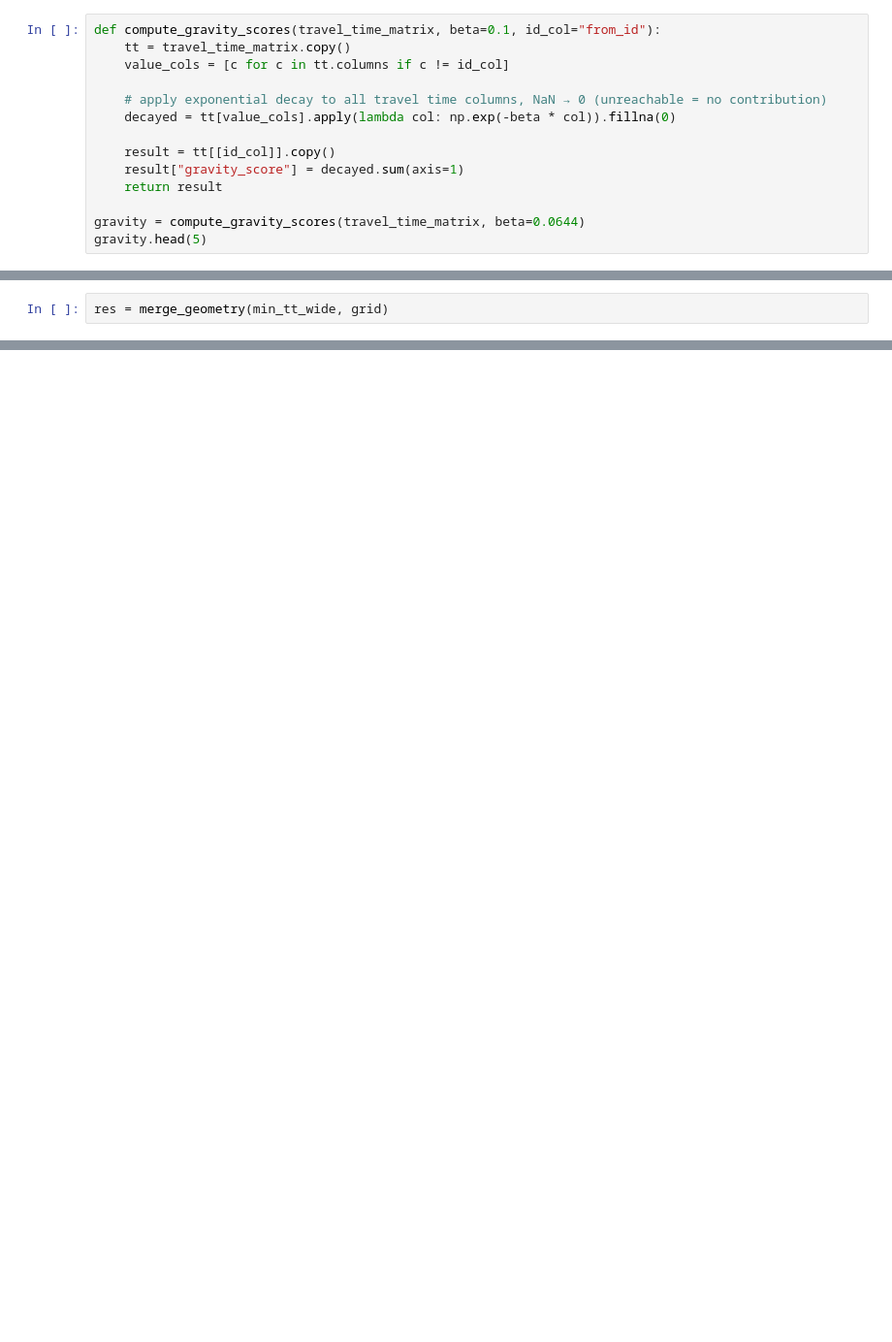
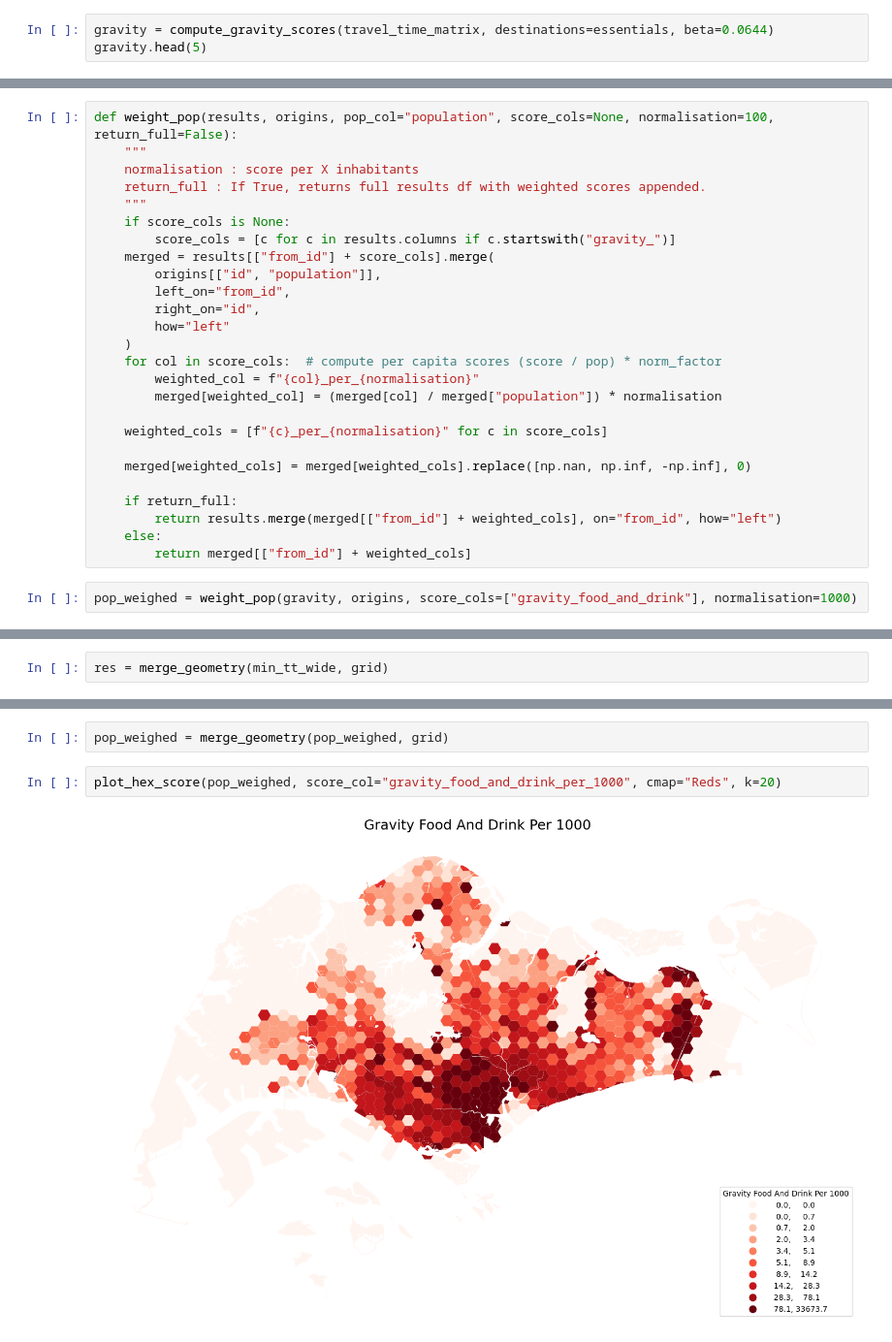
Before and after one commit to giucu/Amenity-Accessibility-Index, a Jupyter notebook: singaport.ipynb, the cells around one changed output, grey strips where cells are left out. Shown at 97% size. Cells and saved outputs as stored; diff of their text form; blank space fills up the shorter version.

Commit message:
add population weighing metric

```diff
--- a/singaport.ipynb
+++ b/singaport.ipynb
@@ -165,15 +184,4 @@ cutoff=25min, 50% weight retained → β = 0.0644
 # %%
-def compute_gravity_scores(travel_time_matrix, beta=0.1, id_col="from_id"):
-    tt = travel_time_matrix.copy()
-    value_cols = [c for c in tt.columns if c != id_col]
-
-    # apply exponential decay to all travel time columns, NaN → 0 (unreachable = no contribution)
-    decayed = tt[value_cols].apply(lambda col: np.exp(-beta * col)).fillna(0)
-
-    result = tt[[id_col]].copy()
-    result["gravity_score"] = decayed.sum(axis=1)
-    return result
-
-gravity = compute_gravity_scores(travel_time_matrix, beta=0.0644)
+gravity = compute_gravity_scores(travel_time_matrix, destinations=essentials, beta=0.0644)
 gravity.head(5)
 # %% [output]
@@ -181,2 +196,30 @@ TypeError: can't multiply sequence by non-int of type 'float'
+# %%
+def weight_pop(results, origins, pop_col="population", score_cols=None, normalisation=100, return_full=False):
+    """
+    normalisation : score per X inhabitants
+    return_full : If True, returns full results df with weighted scores appended.
+    """
+    if score_cols is None:
+        score_cols = [c for c in results.columns if c.startswith("gravity_")]
+    merged = results[["from_id"] + score_cols].merge(
+        origins[["id", "population"]],
+        left_on="from_id",
+        right_on="id",
+        how="left"
+    )
+    for col in score_cols:  # compute per capita scores (score / pop) * norm_factor
+        weighted_col = f"{col}_per_{normalisation}"
+        merged[weighted_col] = (merged[col] / merged["population"]) * normalisation
+
+    weighted_cols = [f"{c}_per_{normalisation}" for c in score_cols]
+
+    merged[weighted_cols] = merged[weighted_cols].replace([np.nan, np.inf, -np.inf], 0)
+
+    if return_full:
+        return results.merge(merged[["from_id"] + weighted_cols], on="from_id", how="left")
+    else:
+        return merged[["from_id"] + weighted_cols]
+# %%
+pop_weighed = weight_pop(gravity, origins, score_cols=["gravity_food_and_drink"], normalisation=1000)
 # %% [markdown]
 ### **Result Plotting**
@@ -191,0 +238,6 @@ Note: 497 hexes have NaN for 'avg_tt' and will appear grey.
+# %%
+pop_weighed = merge_geometry(pop_weighed, grid)
+# %%
+plot_hex_score(pop_weighed, score_col="gravity_food_and_drink_per_1000", cmap="Reds", k=20)
+# %% [output]
+[figure, added]
```
Also changed, not shown: parts of 7 cells of this notebook, 1 other file.
